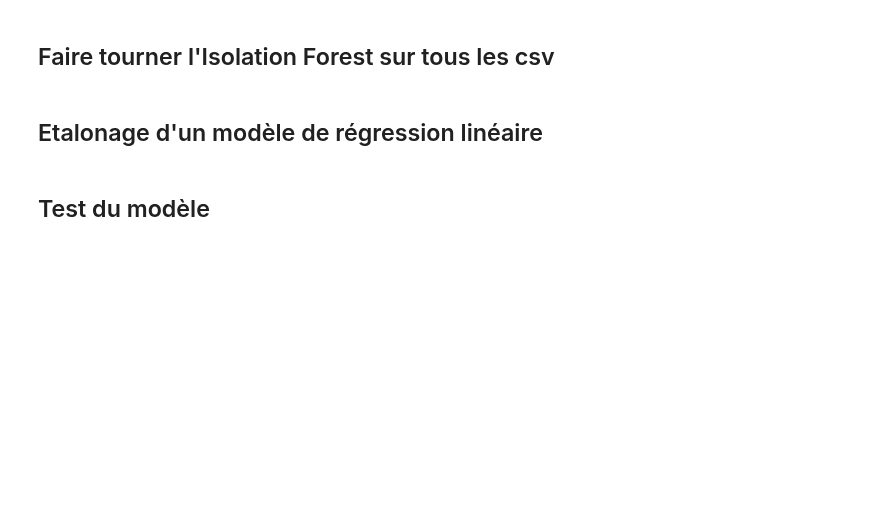
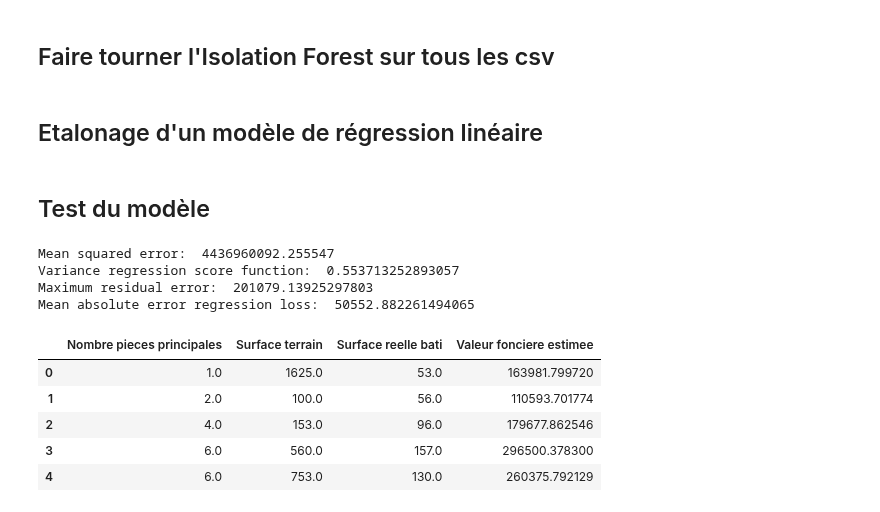
Before and after one commit to Twizzle1997/Immothep, a Jupyter notebook: src/notebookAppV2.ipynb, the cells around one changed output. Saved outputs shown, nothing was run; the diff lists cells and outputs as text; code cells hidden in the pictures; blank space fills up the shorter version.

Commit message:
Clean branch and add linear regression : bad model to work

```diff
--- a/src/notebookAppV2.ipynb
+++ b/src/notebookAppV2.ipynb
@@ -193,2 +197,35 @@ valeursMaisons63_if.hist(column='Valeur fonciere')
+# %%
+# Instanciation du modèle
+linear_reg = Linear_reg()
+
+# Split en train et test sets
+train_features, test_features, train_labels, test_labels = linear_reg.train_test_split('63_IF', 'maison')
+# %%
+# Entrainnement du modèle
+linear_reg.train(train_features, train_labels)
 # %% [markdown]
 ## Test du modèle
+# %%
+linear_reg.get_metrics(test_features, test_labels)
+# %% [output]
+Mean squared error:  4436960092.255547
+Variance regression score function:  0.553713252893057
+Maximum residual error:  201079.13925297803
+Mean absolute error regression loss:  50552.882261494065
+# %%
+# Prédictions sur un jeu de test
+test_set = pd.read_csv(cr.CURATED_LOCAL_PATH + "/CPMaisons/3.csv", sep="|", usecols=['Nombre pieces principales', 'Surface terrain', 'Surface reelle bati'], encoding="utf-8")
+test_set = test_set.dropna()
+
+test_set_labels = pd.read_csv(cr.CURATED_LOCAL_PATH + "/CPMaisons/3.csv", sep="|", usecols=['Nombre pieces principales', 'Surface terrain', 'Surface reelle bati', 'Valeur fonciere'], encoding="utf-8")
+test_set_labels = test_set_labels.dropna()
+
+linear_reg.predict(test_set)
+test_set.head()
+# %% [output]
+|  | Nombre pieces principales | Surface terrain | Surface reelle bati | Valeur fonciere estimee |
+| 0 | 1.0 | 1625.0 | 53.0 | 163981.799720 |
+| 1 | 2.0 | 100.0 | 56.0 | 110593.701774 |
+| 2 | 4.0 | 153.0 | 96.0 | 179677.862546 |
+| 3 | 6.0 | 560.0 | 157.0 | 296500.378300 |
+| 4 | 6.0 | 753.0 | 130.0 | 260375.792129 |
```
Also changed, not shown: parts of 9 cells of this notebook, 6 other files.
